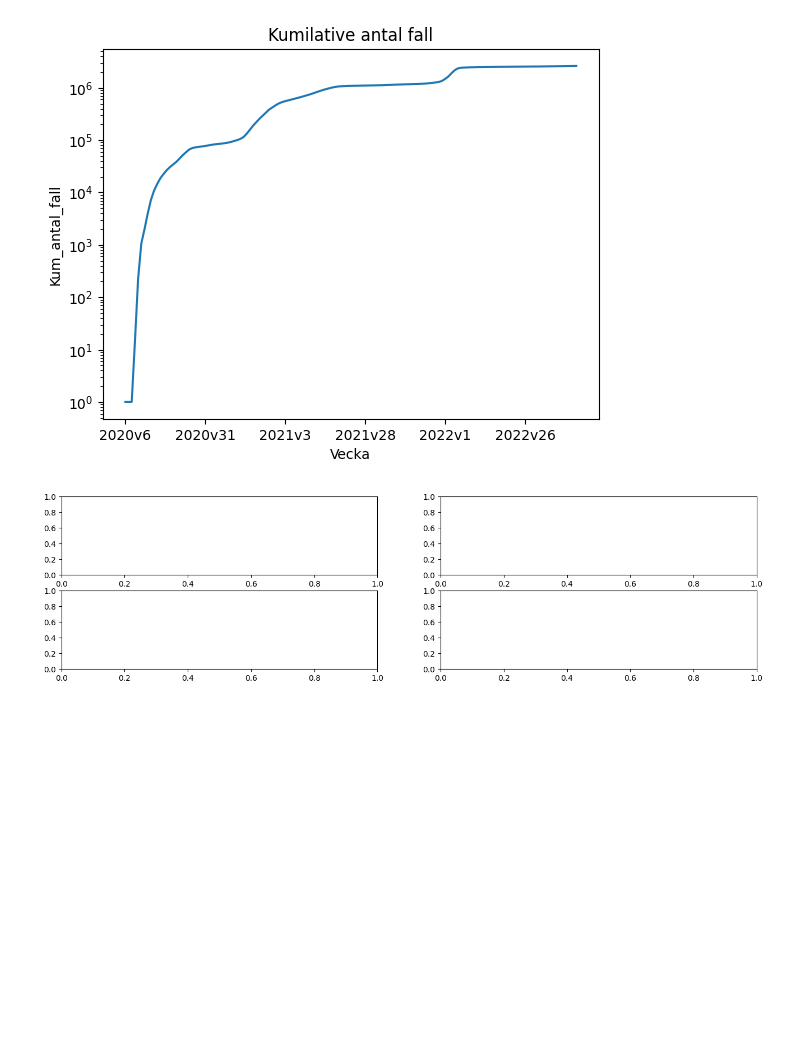
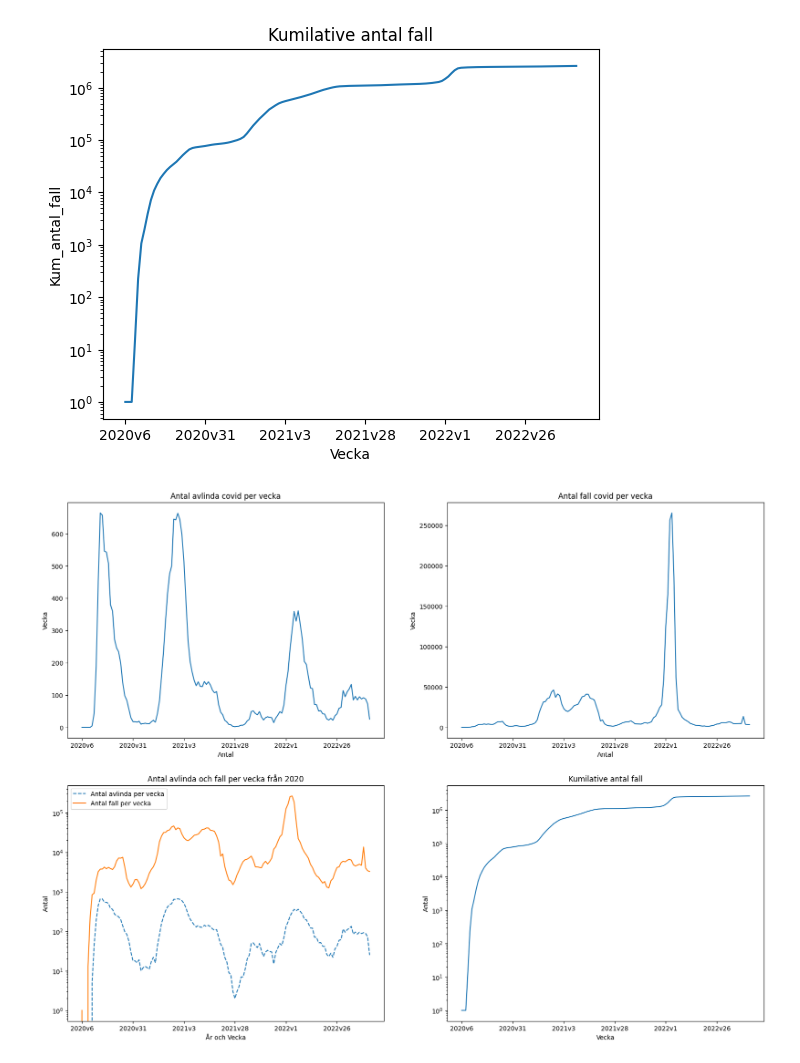
Before and after one commit to SCGlass/Data-Processing-Sam-Glass, a Jupyter notebook: Lab_Covid/Lab_covid.ipynb, the cells around one changed output. Saved outputs shown, nothing was run; the diff lists cells and outputs as text; code cells hidden in the pictures; blank space fills up the shorter version.

```diff
--- a/Lab_Covid/Lab_covid.ipynb
+++ b/Lab_Covid/Lab_covid.ipynb
@@ -151,10 +153,3 @@ def plot_data_single(x,y,data,title,x_label,y_label):
 
     if data[y].max >= 100000:
         ax.set_yscale("log")
-# %%
-fig, ax = plt.subplots(2,2, figsize = (16,4))
-
-data = df_covid_week_sweden
-y_columns = ["Antal_avlidna_vecka","Antal_fall_vecka" ]
-# %% [output]
-[figure, removed]
@@ -160,0 +169,27 @@ y_columns = ["Antal_avlidna_vecka","Antal_fall_vecka" ]
+# %%
+fig, ax = plt.subplots(2,2, figsize = (20,15))
+
+# graph 1
+sns.lineplot(ax = ax[0,0], x = "Vecka", y = "Antal_avlidna_vecka", data=df_covid_week_sweden)
+ax[0,0].xaxis.set_major_locator(plt.MaxNLocator(7))
+ax[0,0].set(title= "Antal avlinda covid per vecka", xlabel= "Antal", ylabel= "Vecka")
+
+# graph 2
+sns.lineplot(ax = ax[0,1], x = "Vecka", y = "Antal_fall_vecka", data=df_covid_week_sweden)
+ax[0,1].xaxis.set_major_locator(plt.MaxNLocator(7))
+ax[0,1].set(title= "Antal fall covid per vecka", xlabel="Antal", ylabel= "Vecka")
+
+#graph 3
+sns.lineplot(ax=ax[1,0], x = "Vecka", y = "Antal_avlidna_vecka", data=df_covid_week_sweden, label= "Antal avlinda per vecka", linestyle="dashed")
+sns.lineplot(ax=ax[1,0], x = "Vecka", y = "Antal_fall_vecka", data=df_covid_week_sweden, label="Antal fall per vecka")
+ax[1,0].xaxis.set_major_locator(plt.MaxNLocator(7))
+ax[1,0].set(xlabel = "År och Vecka", ylabel="Antal", title= "Antal avlinda och fall per vecka från 2020")
+ax[1,0].set_yscale('log') # TODO Explain log
+
+#graph 4
+sns.lineplot(ax= ax[1,1], x = "Vecka", y = "Kum_antal_fall", data=df_covid_week_sweden)
+ax[1,1].xaxis.set_major_locator(plt.MaxNLocator(7))
+ax[1,1].set(title= "Kumilative antal fall", xlabel= "Vecka", ylabel= "Antal")
+ax[1,1].set_yscale('log')
+# %% [output]
+[figure, added]
```
Also changed, not shown: parts of 3 cells of this notebook.
